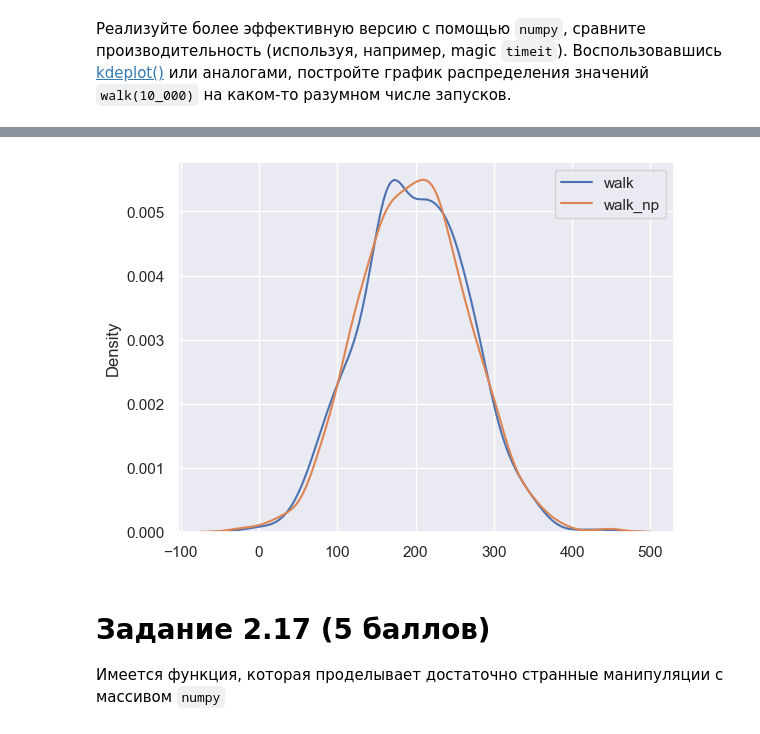
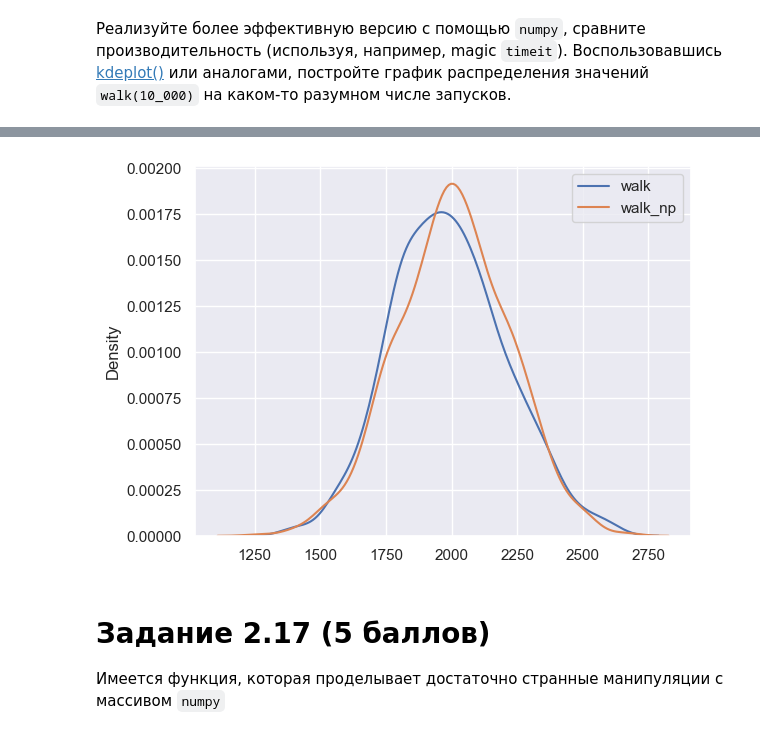
Before and after one commit to AirisFiorentini/Python-for-Data-Analysis, a Jupyter notebook: Task_2.ipynb, the cells around one changed output, grey strips where cells are left out. Cells and saved outputs as stored; diff of their text form; code cells hidden in the pictures.

```diff
--- a/Task_2.ipynb
+++ b/Task_2.ipynb
@@ -399,12 +405,12 @@ Function walk_np:  0.16177316699759103
 # %%
-walk_values = [walk(1000) for _ in range(1000)]
-walk_np_values = [walk_np(1000) for _ in range(1000)]
+walk_values = [walk(10000) for _ in range(1000)]
+walk_np_values = [walk_np(10000) for _ in range(1000)]
 sns.kdeplot(walk_values, label='walk')
 sns.kdeplot(walk_np_values, label='walk_np')
 plt.legend()
 plt.show()
 # %% [output]
-[figure, old version]
+[figure, new version]
 # %% [markdown]
 # Задание 2.17 (5 баллов)
 
```
Also changed, not shown: parts of 21 cells of this notebook.
